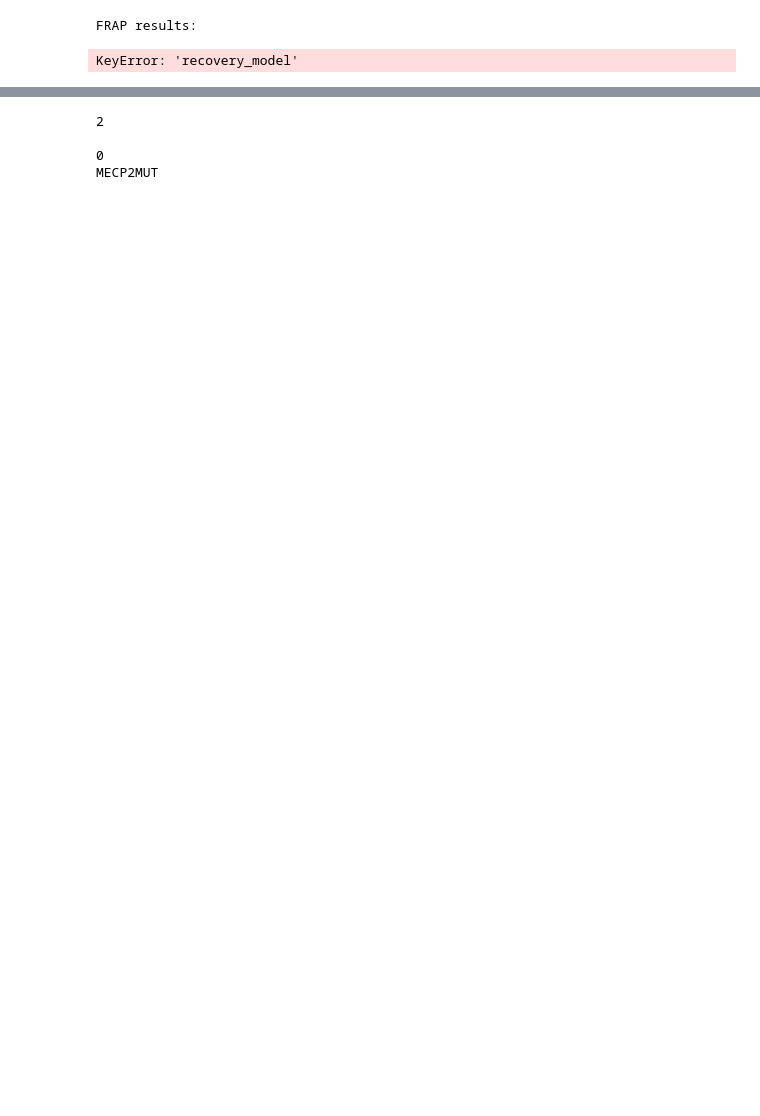
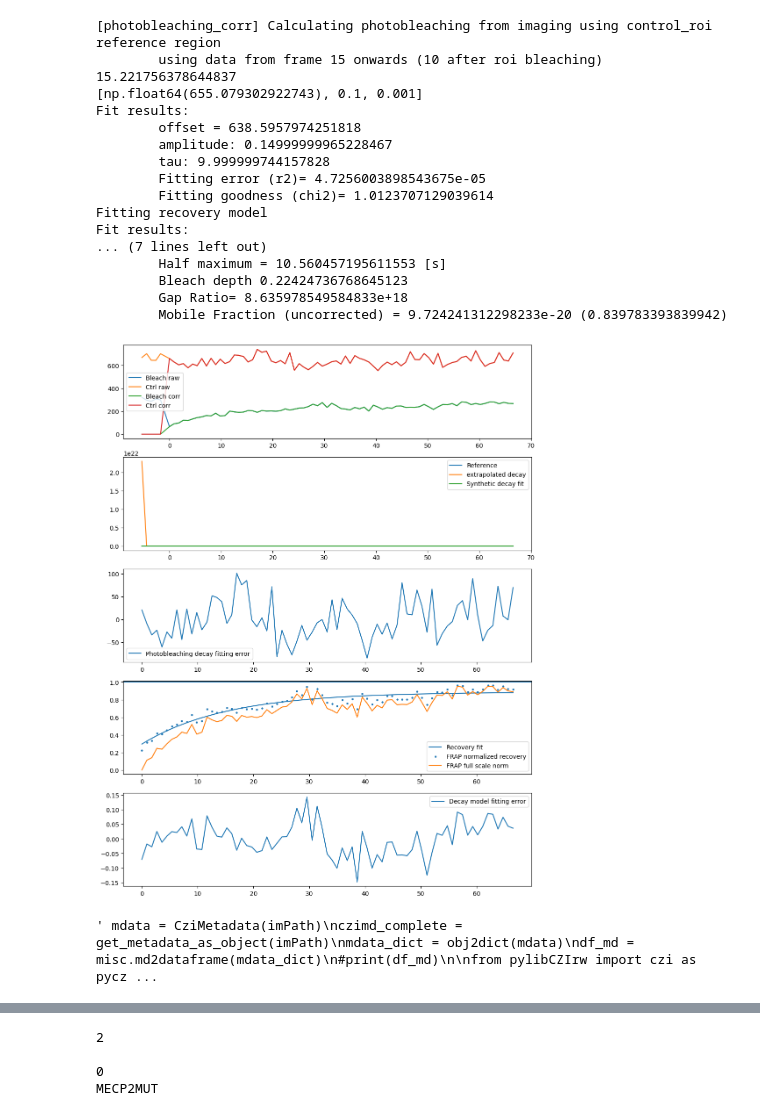
Before and after one commit to amarcosv/FRAP-analysis-younglab, a Jupyter notebook: src/load_test_csv.ipynb, the cells around one changed output, grey strips where cells are left out. Drawn from its saved outputs; the diff is of its cells as text; code cells hidden in the pictures; blank space fills up the shorter version.

```diff
--- a/src/load_test_csv.ipynb
+++ b/src/load_test_csv.ipynb
@@ -18,7 +18,8 @@ imPath = "C:\\Users\\amarcosv\\Downloads\\dish1_ASS1WT-#roi-01-proc.czi"
 imPath = "D:\Projects\Shannon\FRAP analysis\images\CSV\WT\dish6_0mM_roi1.csv"
 
 imPath = "D:\\Projects\\Shannon\FRAP analysis\\images\\CSV\\20250715_WGA_iPSC_SurLab_Ale\\R306C_1mM_NAC\\dish5_iPSC_R306_NAC_roi08.csv"
-imPath = "D:\\Projects\\Shannon\\FRAP analysis\\images\\CSV\\20250808_FRAP_2.5D_organoids_WGA_1to2000dil\\dish1_roi10.csv"
+imPath = "D:\\Projects\\Shannon\\FRAP analysis\\images\\CSV\\20250808_FRAP_2.5D_organoids_WGA_1to2000dil\\dish3_roi12.csv"
+imPath = "D:\\Projects\\Shannon\FRAP analysis\\images\\CSV\\20250910_WGA_iPSC_Rett_SUR\\WT\\dish1_wt_roi6.csv"
 
 roiData, frap_experiment,a,b = frap_tools.import_FRAP_data(imPath)
 #roiData,regions, image, frap_experiment = frap_tools.import_FRAP_data(imPath, False)
@@ -103,35 +104,52 @@ ax[4].legend(['Decay model fitting error'])
 plt.show()
 
 #fig, ax2 = plt.subplots( figsize=(12, 10))
 
 
 
 """ mdata = CziMetadata(imPath)
 czimd_complete = get_metadata_as_object(imPath)
 mdata_dict = obj2dict(mdata)
 df_md = misc.md2dataframe(mdata_dict)
 #print(df_md)
 
 from pylibCZIrw import czi as pyczi
 
 with pyczi.open_czi(imPath) as czidoc:
     md_xml = czidoc.raw_metadata
     root = ET.fromstring(md_xml)
     #print(md_xml)
 #meta = img.metadata
 print("Parsing metadata")sss
 for child in root:
     print(child.tag, child.attrib)
 #root = meta
 #ome_meta = img.ome_metadata
 #img.data
 for neighbor in root.iter('RegionItem'):
     print(neighbor.attrib)
 
 regions = pd.read_xml(StringIO(md_xml), xpath=".//RegionItem", attrs_only = True, parser="etree")    """
 # %% [output]
-FRAP results:
+[photobleaching_corr] Calculating photobleaching from imaging using control_roi reference region
+        using data from frame 15 onwards (10 after roi bleaching)
+15.221756378644837
+[np.float64(655.079302922743), 0.1, 0.001]
+Fit results:
+        offset = 638.5957974251818
+        amplitude: 0.14999999965228467
+        tau: 9.999999744157828
+        Fitting error (r2)= 4.7256003898543675e-05
+        Fitting goodness (chi2)= 1.0123707129039614
+Fitting recovery model
+Fit results:
+... (7 lines left out)
+        Half maximum = 10.560457195611553 [s]
+        Bleach depth 0.22424736768645123
+        Gap Ratio= 8.635978549584833e+18
+        Mobile Fraction (uncorrected) = 9.724241312298233e-20 (0.839783393839942)
+[figure, added]
-KeyError: 'recovery_model'
+' mdata = CziMetadata(imPath)\nczimd_complete = get_metadata_as_object(imPath)\nmdata_dict = obj2dict(mdata)\ndf_md = misc.md2dataframe(mdata_dict)\n#print(df_md)\n\nfrom pylibCZIrw import czi as pycz ...
 # %%
 print(frap_experiment['half_max'].item())
 if frap_experiment['recovery_model'].item()==1:
```
Also changed, not shown: parts of 2 cells of this notebook, 5 other files.
